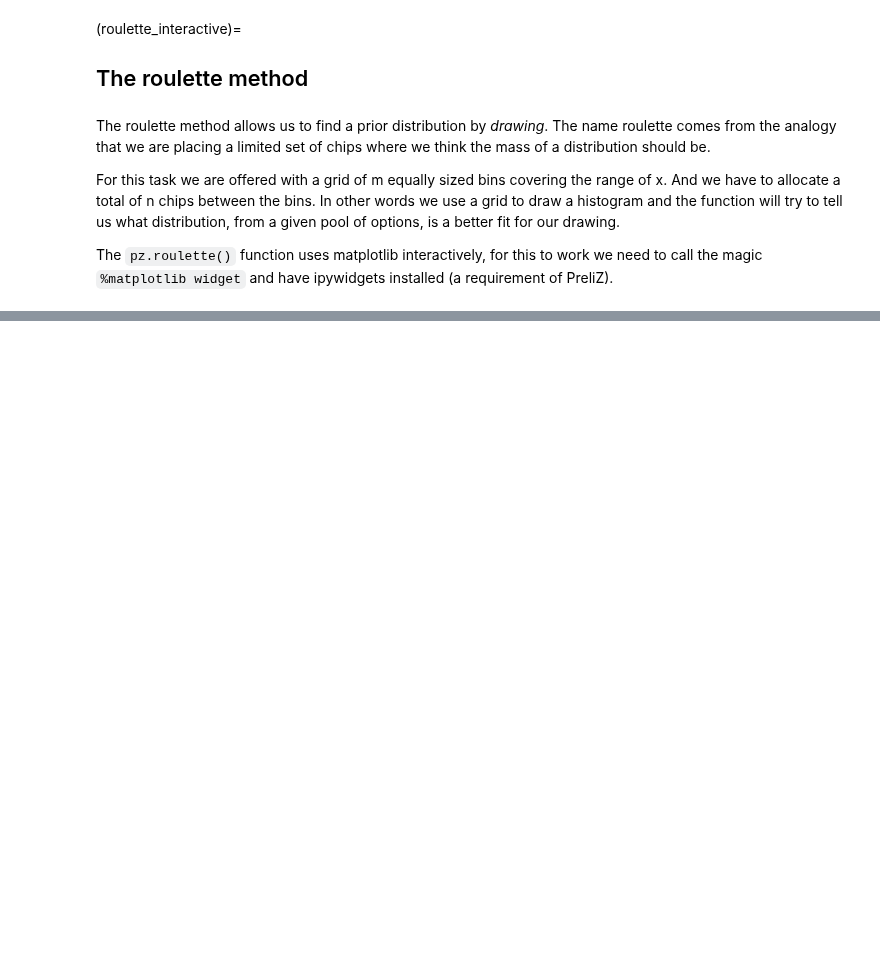
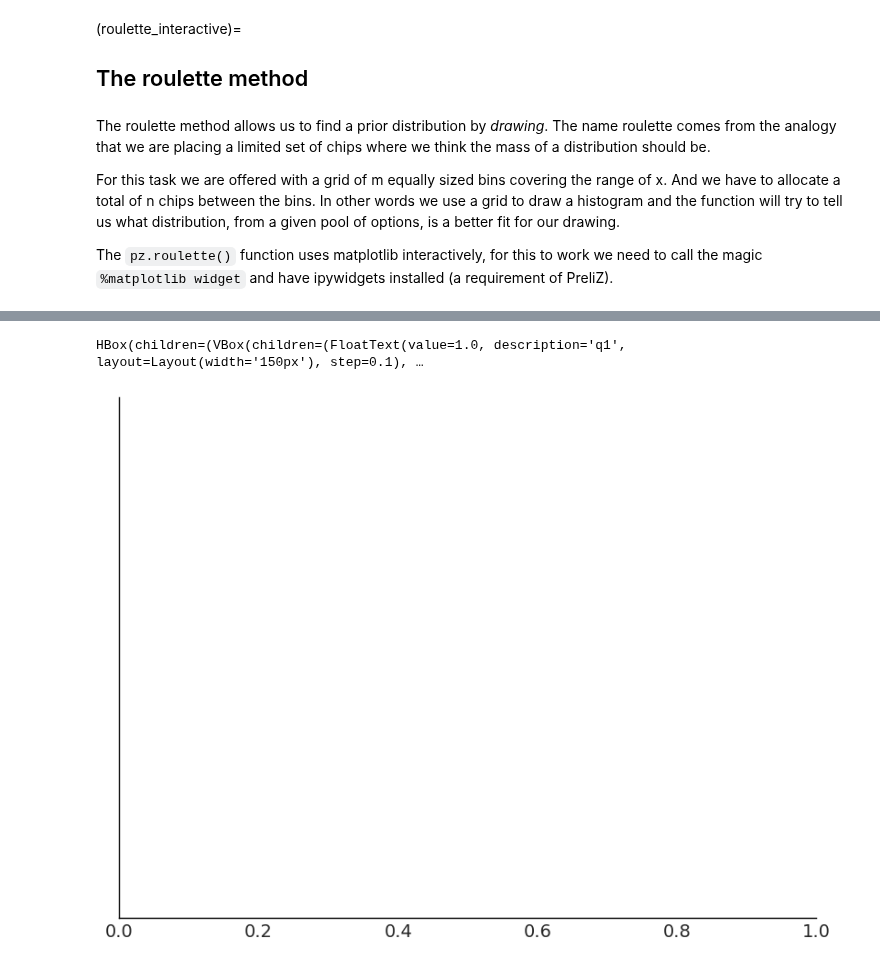
Before and after one commit to arviz-devs/preliz, a Jupyter notebook: docs/examples/param_space_1d_examples.ipynb, the cells around one changed output, grey strips where cells are left out. Cells and saved outputs as stored; diff of their text form; code cells hidden in the pictures; blank space fills up the shorter version.

Commit message:
Added quartile_int to `Direct elicitation in 1D (#312)
`

```diff
--- a/docs/examples/param_space_1d_examples.ipynb
+++ b/docs/examples/param_space_1d_examples.ipynb
@@ -228,0 +242,6 @@ If you are unable to run the previous cell, you can get a glimpse of `roulette`
+# %%
+%matplotlib widget
+pz.quartile_int(1, 2, 3, ["StudentT", "TruncatedNormal", "BetaScaled"], None)
+# %% [output]
+HBox(children=(VBox(children=(FloatText(value=1.0, description='q1', layout=Layout(width='150px'), step=0.1), …
+[figure, added]
```
Also changed, not shown: parts of 12 cells of this notebook, 1 other file.
